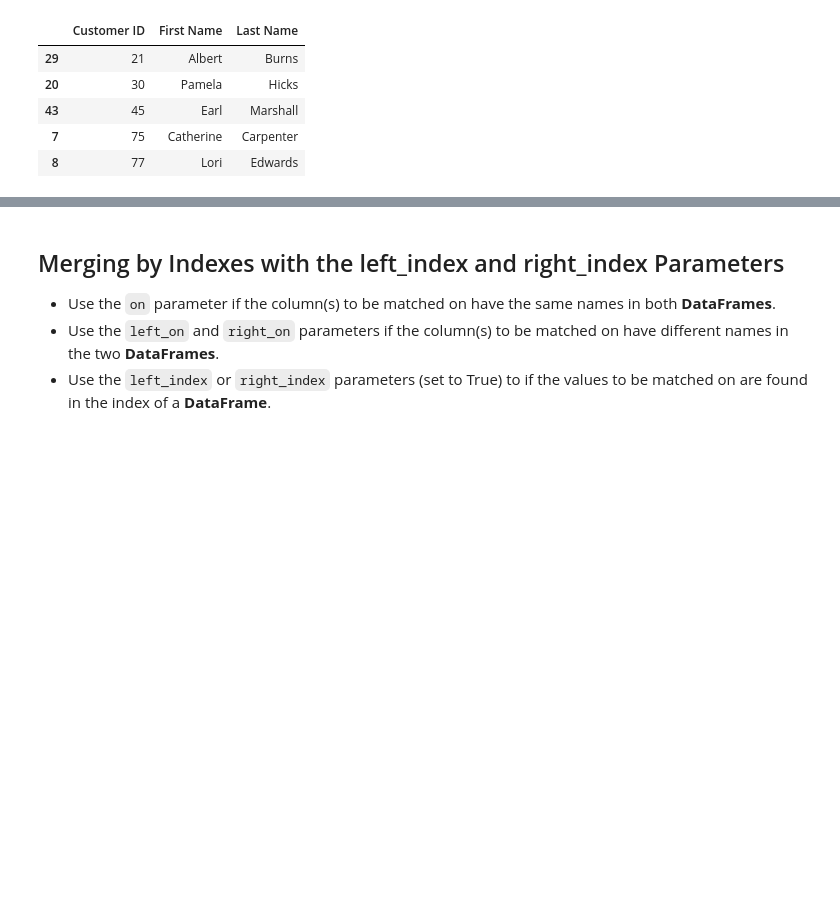
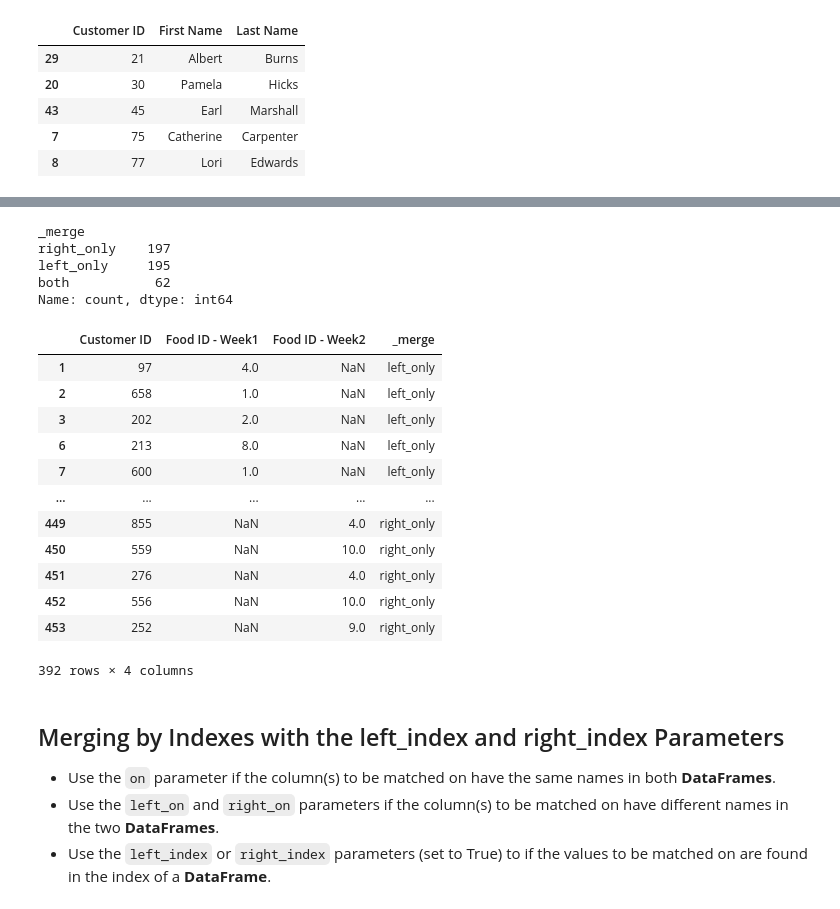
Before and after one commit to Lucas01iveira/Data-Engineering, a Jupyter notebook: Data Analysis with Pandas and Python/materials/pandas/Incomplete/10 - Merging DataFrames.ipynb, the cells around one changed output, grey strips where cells are left out. Drawn from its saved outputs; the diff is of its cells as text; code cells hidden in the pictures; blank space fills up the shorter version.

```diff
--- a/Data Analysis with Pandas and Python/materials/pandas/Incomplete/10 - Merging DataFrames.ipynb
+++ b/Data Analysis with Pandas and Python/materials/pandas/Incomplete/10 - Merging DataFrames.ipynb
@@ -501,3 +518,33 @@ week2= pd.read_csv('restaurant_week_2_sales.csv')
+# %%
+week1.merge(week2, how= 'outer', on= 'Customer ID', suffixes= [' - Week1', ' - Week2'], indicator= True)['_merge'].value_counts()
+# %% [output]
+_merge
+right_only    197
+left_only     195
+both           62
+Name: count, dtype: int64
+# %%
+# This type of join is useful for us in either situations that we indeed want to combine all possible values from both datasets, or that we desire to isolate data that only exist in one specific dataframe. To do that we can filter rows using isna method, but we also can take advantage of the indicator column and filter it
+
+merged= pd.merge(week1, week2, how= 'outer', on= 'Customer ID', suffixes= [' - Week1', ' - Week2'], indicator= True)
+merged[
+    (merged['_merge'] != 'both') | (merged['_merge'].isin(['left_only', 'right_only']))
+    ]
+# I know the syntax is redundant, I'm doing it only to review/remind the commands
+# %% [output]
+|  | Customer ID | Food ID - Week1 | Food ID - Week2 | _merge |
+| 1 | 97 | 4.0 | NaN | left_only |
+| 2 | 658 | 1.0 | NaN | left_only |
+| 3 | 202 | 2.0 | NaN | left_only |
+| 6 | 213 | 8.0 | NaN | left_only |
+| 7 | 600 | 1.0 | NaN | left_only |
+| ... | ... | ... | ... | ... |
+| 449 | 855 | NaN | 4.0 | right_only |
+| 450 | 559 | NaN | 10.0 | right_only |
+| 451 | 276 | NaN | 4.0 | right_only |
+| 452 | 556 | NaN | 10.0 | right_only |
+| 453 | 252 | NaN | 9.0 | right_only |
+392 rows × 4 columns
 # %% [markdown]
 ## Merging by Indexes with the left_index and right_index Parameters
 - Use the `on` parameter if the column(s) to be matched on have the same names in both **DataFrames**.
```
Also changed, not shown: parts of 1 cell of this notebook.
